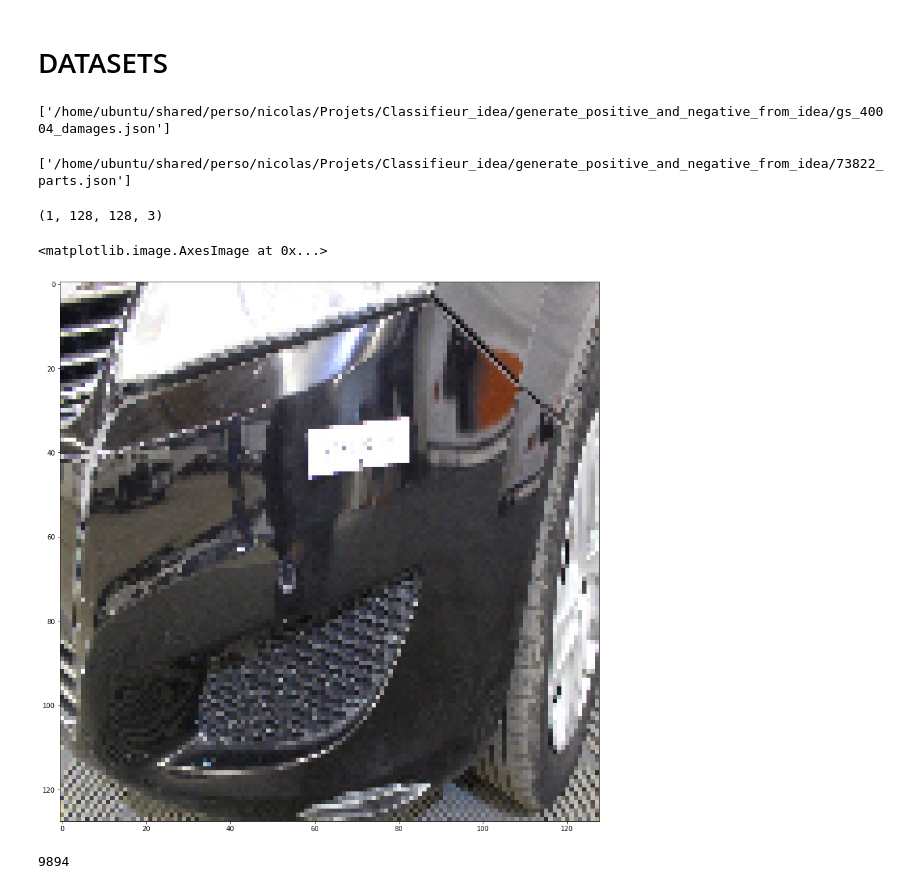
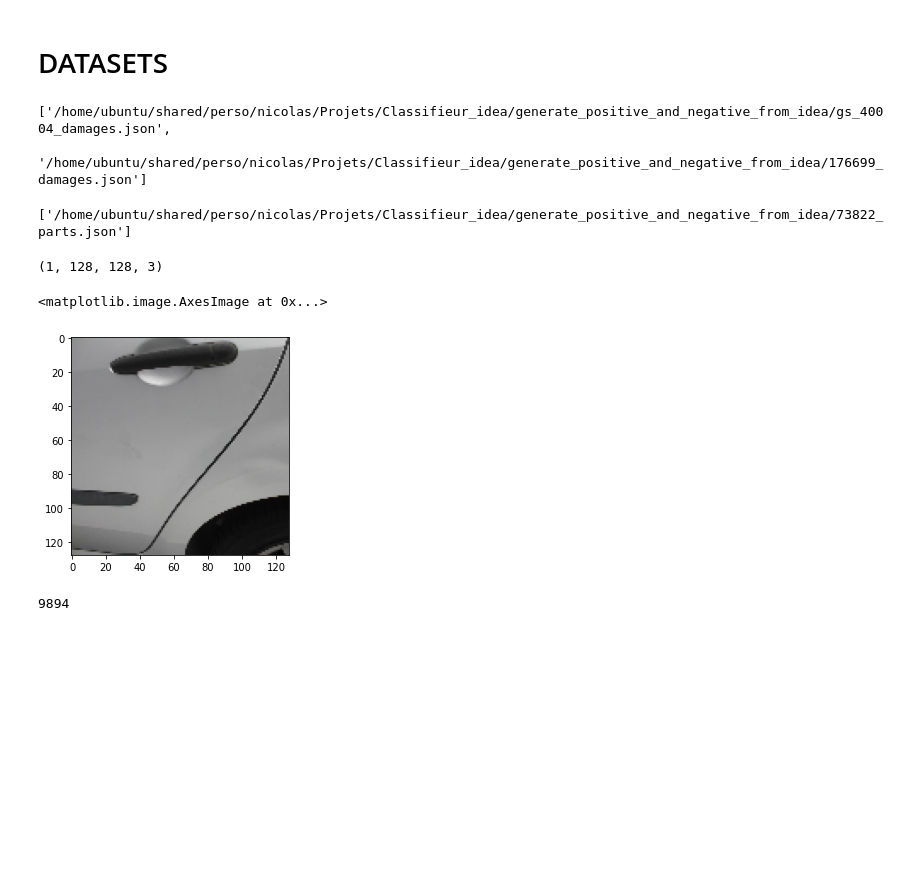
Before and after one commit to JereMonk/Wnet, a Jupyter notebook: Wnet_clustering.ipynb, the cells around one changed output. Drawn from its saved outputs; the diff is of its cells as text; code cells hidden in the pictures; blank space fills up the shorter version.

```diff
--- a/Wnet_clustering.ipynb
+++ b/Wnet_clustering.ipynb
@@ -50,7 +50,7 @@ for d in os.listdir(path):
     else:
         dam_ds.append(d)
 
-path_damaged = [path+'/'+dam_ds[0]]
+path_damaged = [path+'/'+dam_ds[0],path+'/'+dam_ds[1]]
 
 path_non_damaged = [path+'/'+parts_ds[1]]
 
@@ -62,7 +62,8 @@ to_keep = ["bumper_back","bumper_front","door_back_left","door_back_right","door
 # %%
 path_damaged
 # %% [output]
-['/home/ubuntu/shared/perso/nicolas/Projets/Classifieur_idea/generate_positive_and_negative_from_idea/gs_40004_damages.json']
+['/home/ubuntu/shared/perso/nicolas/Projets/Classifieur_idea/generate_positive_and_negative_from_idea/gs_40004_damages.json',
+ '/home/ubuntu/shared/perso/nicolas/Projets/Classifieur_idea/generate_positive_and_negative_from_idea/176699_damages.json']
 # %%
 path_non_damaged
 # %% [output]
@@ -74,12 +75,12 @@ non_dam_gen = get_non_damaged_generator(path_non_damaged, batch_size=1, dim=(128
 # %%
 dam = dam_gen.__getitem__(np.random.randint(1,1000))
 print(dam.shape)
-plt.figure(figsize=(15,15))
+#plt.figure(figsize=(15,15))
 plt.imshow(dam[0])
 # %% [output]
 (1, 128, 128, 3)
 <matplotlib.image.AxesImage at 0x...>
-[figure, old version]
+[figure, new version]
 # %%
 len(non_dam_gen.map_id)
 # %% [output]
```
Also changed, not shown: parts of 23 cells of this notebook, 1 other file.
